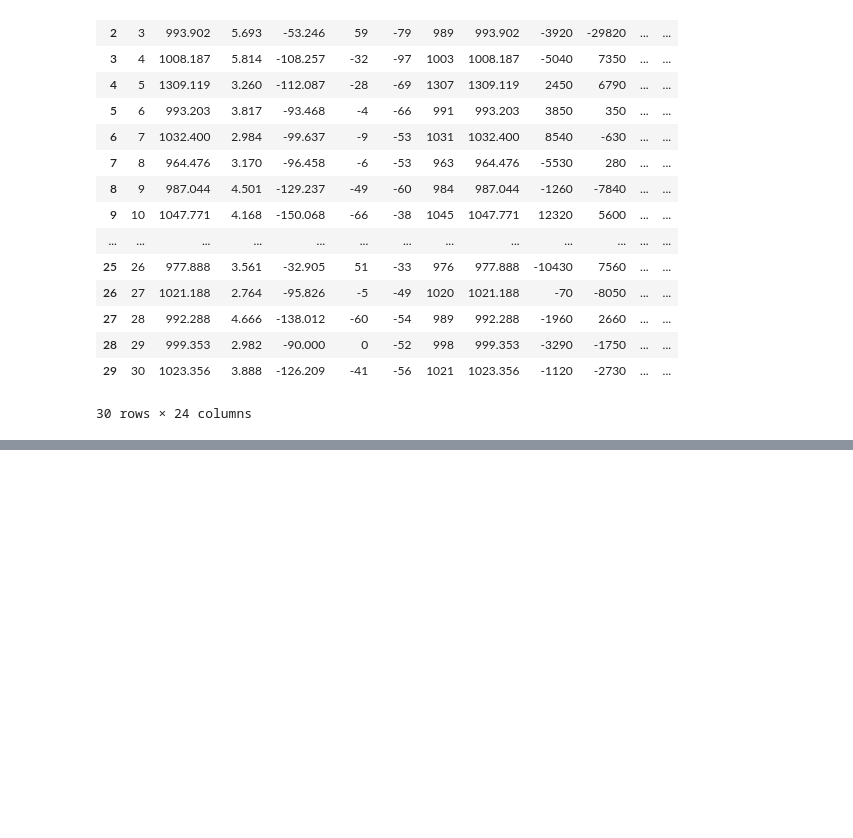
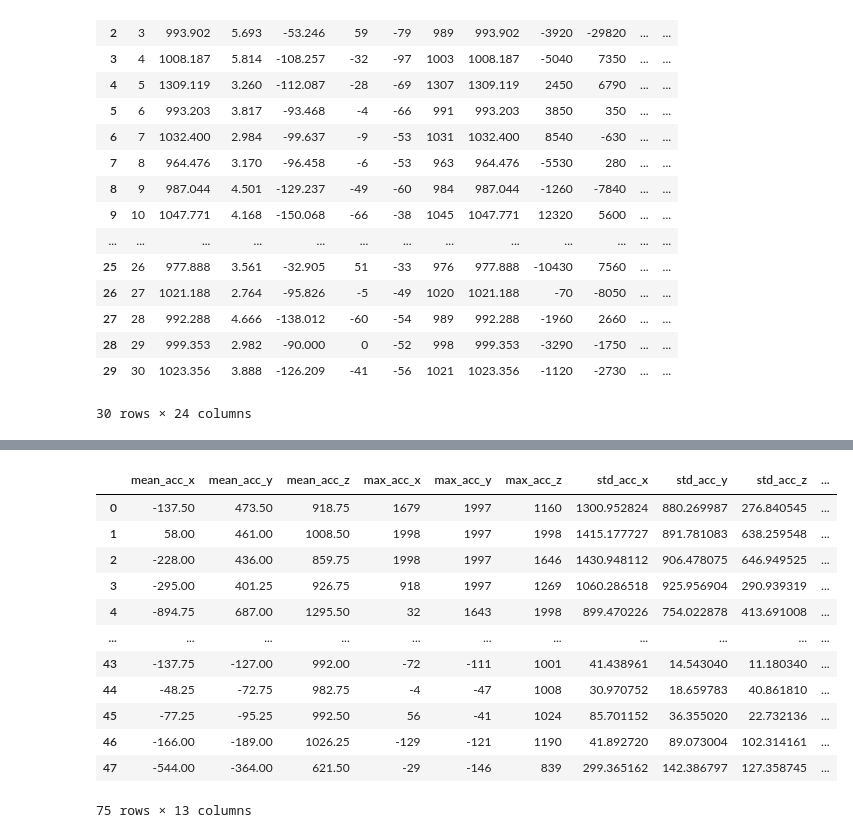
Before and after one commit to mariam-gogia/AirUX, a Jupyter notebook: src/air_gesture_model.ipynb, the cells around one changed output, grey strips where cells are left out. Drawn from its saved outputs; the diff is of its cells as text; code cells hidden in the pictures; blank space fills up the shorter version.

```diff
--- a/src/air_gesture_model.ipynb
+++ b/src/air_gesture_model.ipynb
@@ -328,6 +329,7 @@ df_swipe_27.head(30)
 | 29 | 30 | 1023.356 | 3.888 | -126.209 | -41 | -56 | 1021 | 1023.356 | -1120 | -2730 | ... | ... |
 30 rows × 24 columns
 # %%
-# motion = df_swipe_27.loc[df['label'] == 'swipe left']
-# motion
-# df_swipe_27['label'].unique()
+sr_df = df_swipe_27.loc[df['label'] == 'swipe right']
+O_df = df_swipe_27.loc[df['label'] == '0']
+sr_df
+O_df
@@ -333,0 +350,69 @@ df_swipe_27.head(30)
+# %%
+def get_new_features(val_df, window=4):
+    counter = 0
+    mod_df = pd.DataFrame(None, columns=['mean_acc_x', 'mean_acc_y', 'mean_acc_z', 'max_acc_x', 'max_acc_y', 'max_acc_z', 'std_acc_x', 'std_acc_y', 'std_acc_z', 'label'])
+    acc_x, acc_y, acc_z = [], [], []
+    g_x, g_y, g_z = [], [], []
+
+    for i in range(len(val_df)):
+        counter += 1
+
+    #   accelerometer
+        acc_x.append(val_df['acc_x'].iloc[i])
+        acc_y.append(val_df['acc_y'].iloc[i])
+        acc_z.append(val_df['acc_z'].iloc[i])
+
+    # #   gyroscope
+    #     g_x.append(sr_df['g_x'].iloc[i])
+    #     g_y.append(sr_df['g_y'].iloc[i])
+    #     g_z.append(sr_df['g_z'].iloc[i])
+
+        if counter % window == 0:
+            mod_df = mod_df.append({
+    #           acceleration mean
+                'mean_acc_x': np.mean(acc_x),
+                'mean_acc_y': np.mean(acc_y),
+                'mean_acc_z': np.mean(acc_z),
+
+    #           acceleration std
+                'std_acc_x': np.std(acc_x),
+                'std_acc_y': np.std(acc_y),
+                'std_acc_z': np.std(acc_z),
+
+    #           acceleration min
+                'min_acc_x': min(acc_x),
+                'min_acc_y': min(acc_y),
+                'min_acc_z': min(acc_z),
+
+    #           acceleration max
+                'max_acc_x': max(acc_x),
+                'max_acc_y': max(acc_y),
+                'max_acc_z': max(acc_z),
+
+                'label': val_df['label'].iloc[i]},
+
+                ignore_index=True)
+
+            acc_x, acc_y, acc_z = [], [], []
+            counter = 0
+    return mod_df
+
+mod_sr_df = get_new_features(sr_df, window=4)
+mod_O_df = get_new_features(O_df, window=4)
+
+new_df = mod_sr_df.append(mod_O_df)
+new_df
+# %% [output]
+|  | mean_acc_x | mean_acc_y | mean_acc_z | max_acc_x | max_acc_y | max_acc_z | std_acc_x | std_acc_y | std_acc_z | ... |
+| 0 | -137.50 | 473.50 | 918.75 | 1679 | 1997 | 1160 | 1300.952824 | 880.269987 | 276.840545 | ... |
+| 1 | 58.00 | 461.00 | 1008.50 | 1998 | 1997 | 1998 | 1415.177727 | 891.781083 | 638.259548 | ... |
+| 2 | -228.00 | 436.00 | 859.75 | 1998 | 1997 | 1646 | 1430.948112 | 906.478075 | 646.949525 | ... |
+| 3 | -295.00 | 401.25 | 926.75 | 918 | 1997 | 1269 | 1060.286518 | 925.956904 | 290.939319 | ... |
+| 4 | -894.75 | 687.00 | 1295.50 | 32 | 1643 | 1998 | 899.470226 | 754.022878 | 413.691008 | ... |
+| ... | ... | ... | ... | ... | ... | ... | ... | ... | ... | ... |
+| 43 | -137.75 | -127.00 | 992.00 | -72 | -111 | 1001 | 41.438961 | 14.543040 | 11.180340 | ... |
+| 44 | -48.25 | -72.75 | 982.75 | -4 | -47 | 1008 | 30.970752 | 18.659783 | 40.861810 | ... |
+| 45 | -77.25 | -95.25 | 992.50 | 56 | -41 | 1024 | 85.701152 | 36.355020 | 22.732136 | ... |
+| 46 | -166.00 | -189.00 | 1026.25 | -129 | -121 | 1190 | 41.892720 | 89.073004 | 102.314161 | ... |
+| 47 | -544.00 | -364.00 | 621.50 | -29 | -146 | 839 | 299.365162 | 142.386797 | 127.358745 | ... |
+75 rows × 13 columns
```
Also changed, not shown: parts of 11 cells of this notebook.
